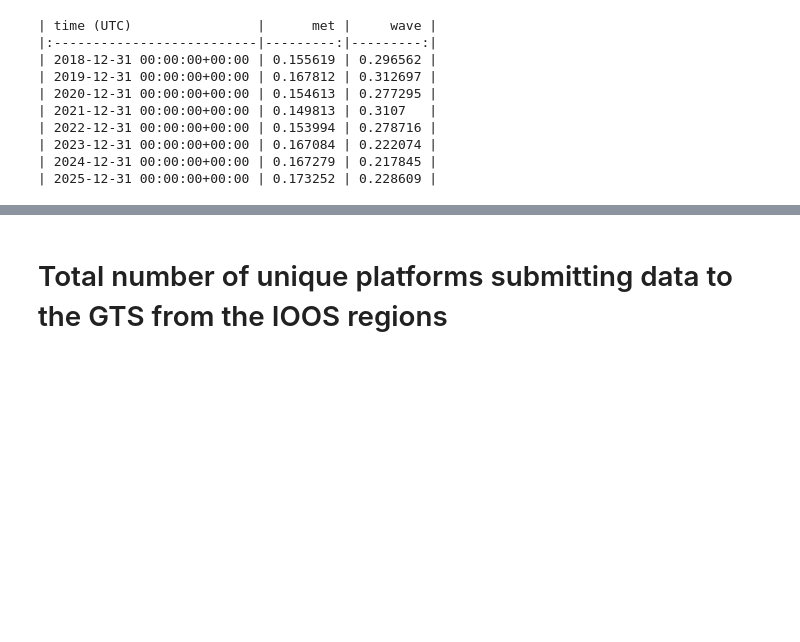
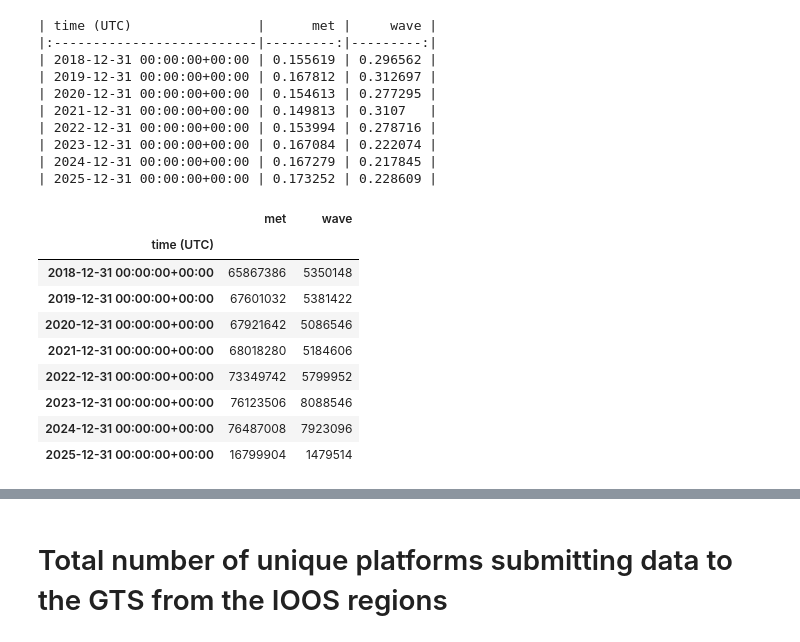
Before and after one commit to ioos/ioos_metrics, a Jupyter notebook: notebooks/IOOS_obs_2_NDBC.ipynb, the cells around one changed output, grey strips where cells are left out. Cells and saved outputs as stored; diff of their text form; code cells hidden in the pictures; blank space fills up the shorter version.

```diff
--- a/notebooks/IOOS_obs_2_NDBC.ipynb
+++ b/notebooks/IOOS_obs_2_NDBC.ipynb
@@ -123,3 +136,22 @@ print(pcnt_obs_year.to_markdown())
 | 2023-12-31 00:00:00+00:00 | 0.167084 | 0.222074 |
 | 2024-12-31 00:00:00+00:00 | 0.167279 | 0.217845 |
 | 2025-12-31 00:00:00+00:00 | 0.173252 | 0.228609 |
+# %%
+yearly_totals.loc['IOOS'] + yearly_totals.loc['NDBC'] + yearly_totals.loc['non-NDBC']
+
+# totals['total'] = totals['met']+totals['wave']
+
+# totals['total'].sum()
+
+#totals
+# %% [output]
+|  | met | wave |
+| time (UTC) |  |  |
+| 2018-12-31 00:00:00+00:00 | 65867386 | 5350148 |
+| 2019-12-31 00:00:00+00:00 | 67601032 | 5381422 |
+| 2020-12-31 00:00:00+00:00 | 67921642 | 5086546 |
+| 2021-12-31 00:00:00+00:00 | 68018280 | 5184606 |
+| 2022-12-31 00:00:00+00:00 | 73349742 | 5799952 |
+| 2023-12-31 00:00:00+00:00 | 76123506 | 8088546 |
+| 2024-12-31 00:00:00+00:00 | 76487008 | 7923096 |
+| 2025-12-31 00:00:00+00:00 | 16799904 | 1479514 |
```
Also changed, not shown: parts of 35 cells of this notebook.
